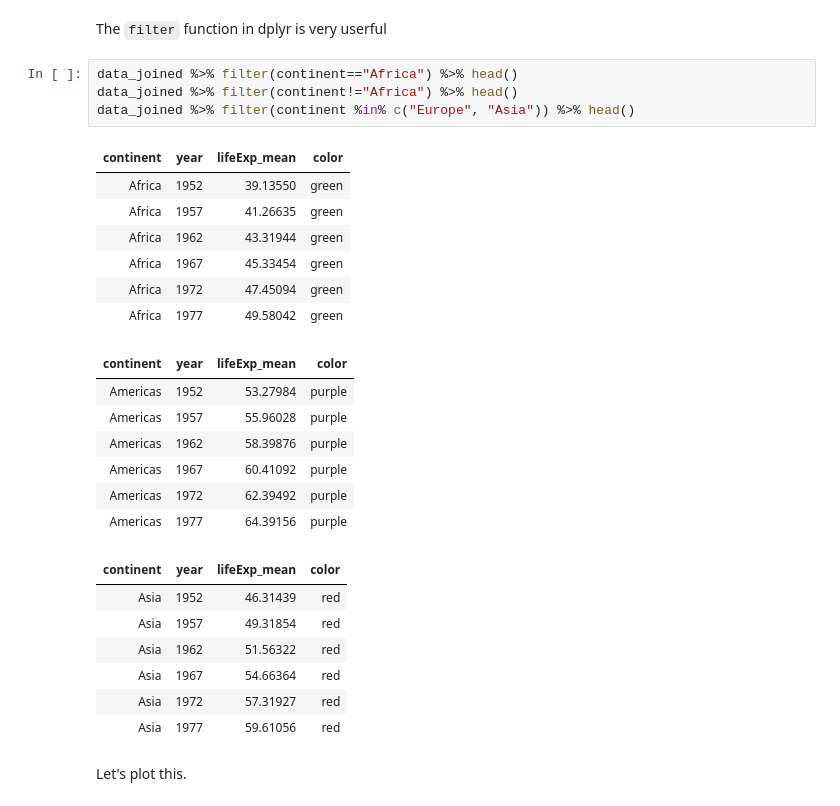
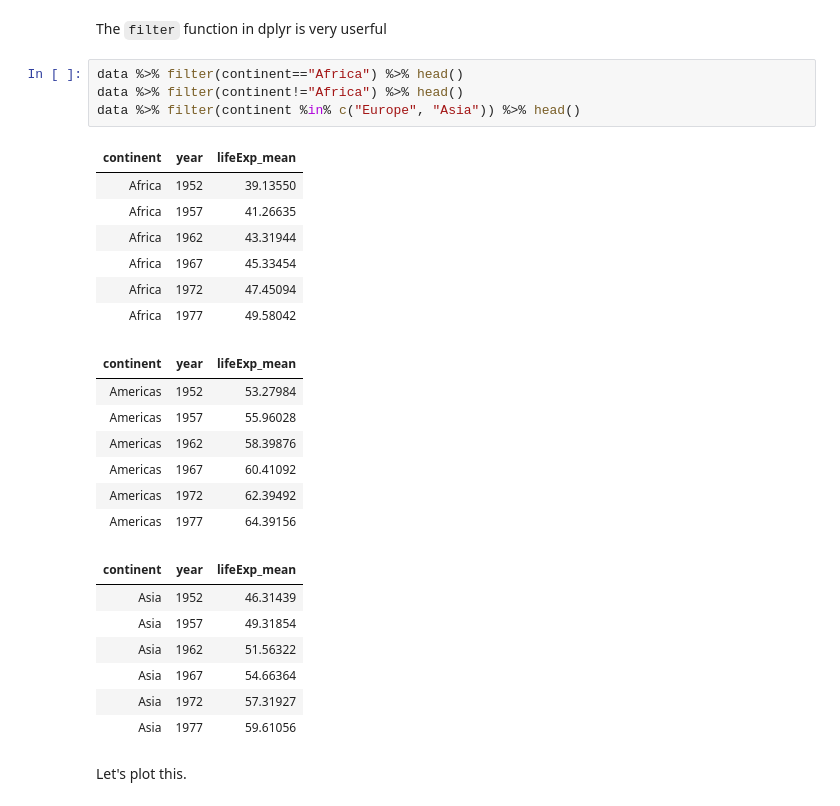
Before and after one commit to berndtlindner/R_and_python, a Jupyter notebook: data-science/detail/data-science_R_detail.ipynb, the cells around one changed output. Saved outputs shown, nothing was run; the diff lists cells and outputs as text.

```diff
--- a/data-science/detail/data-science_R_detail.ipynb
+++ b/data-science/detail/data-science_R_detail.ipynb
@@ -100,31 +109,31 @@ data  %>%  head()
 # %% [markdown]
 The `filter` function in dplyr is very userful
 # %%
-data_joined %>% filter(continent=="Africa") %>% head()
-data_joined %>% filter(continent!="Africa") %>% head()
-data_joined %>% filter(continent %in% c("Europe", "Asia")) %>% head()
+data %>% filter(continent=="Africa") %>% head()
+data %>% filter(continent!="Africa") %>% head()
+data %>% filter(continent %in% c("Europe", "Asia")) %>% head()
 # %% [output]
-| continent | year | lifeExp_mean | color |
-| Africa | 1952 | 39.13550 | green |
-| Africa | 1957 | 41.26635 | green |
-| Africa | 1962 | 43.31944 | green |
-| Africa | 1967 | 45.33454 | green |
-| Africa | 1972 | 47.45094 | green |
-| Africa | 1977 | 49.58042 | green |
+| continent | year | lifeExp_mean |
+| Africa | 1952 | 39.13550 |
+| Africa | 1957 | 41.26635 |
+| Africa | 1962 | 43.31944 |
+| Africa | 1967 | 45.33454 |
+| Africa | 1972 | 47.45094 |
+| Africa | 1977 | 49.58042 |
-| continent | year | lifeExp_mean | color |
-| Americas | 1952 | 53.27984 | purple |
-| Americas | 1957 | 55.96028 | purple |
-| Americas | 1962 | 58.39876 | purple |
-| Americas | 1967 | 60.41092 | purple |
-| Americas | 1972 | 62.39492 | purple |
-| Americas | 1977 | 64.39156 | purple |
+| continent | year | lifeExp_mean |
+| Americas | 1952 | 53.27984 |
+| Americas | 1957 | 55.96028 |
+| Americas | 1962 | 58.39876 |
+| Americas | 1967 | 60.41092 |
+| Americas | 1972 | 62.39492 |
+| Americas | 1977 | 64.39156 |
-| continent | year | lifeExp_mean | color |
-| Asia | 1952 | 46.31439 | red |
-| Asia | 1957 | 49.31854 | red |
-| Asia | 1962 | 51.56322 | red |
-| Asia | 1967 | 54.66364 | red |
-| Asia | 1972 | 57.31927 | red |
-| Asia | 1977 | 59.61056 | red |
+| continent | year | lifeExp_mean |
+| Asia | 1952 | 46.31439 |
+| Asia | 1957 | 49.31854 |
+| Asia | 1962 | 51.56322 |
+| Asia | 1967 | 54.66364 |
+| Asia | 1972 | 57.31927 |
+| Asia | 1977 | 59.61056 |
 # %% [markdown]
 Let's plot this.
 # %%
```
Also changed, not shown: parts of 9 cells of this notebook, 7 other files.
